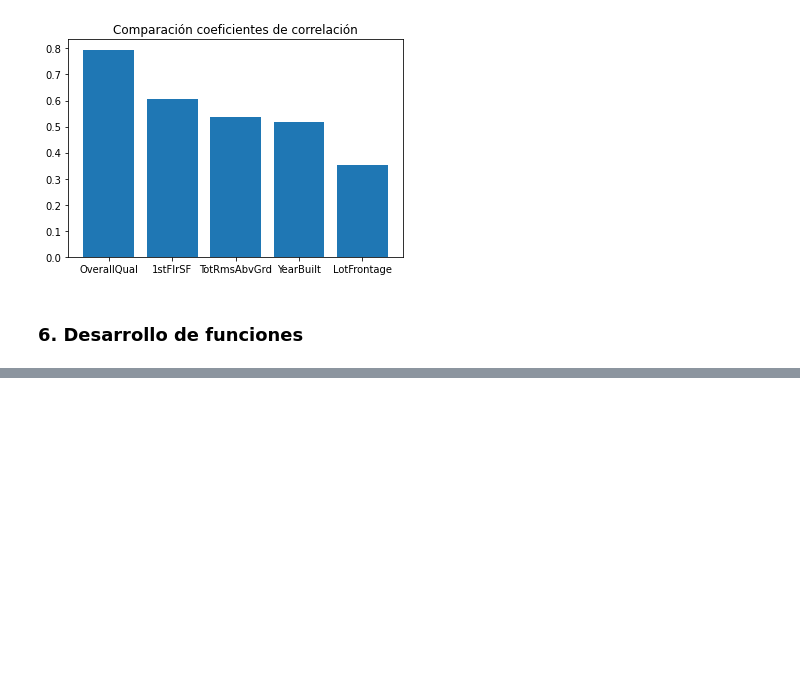
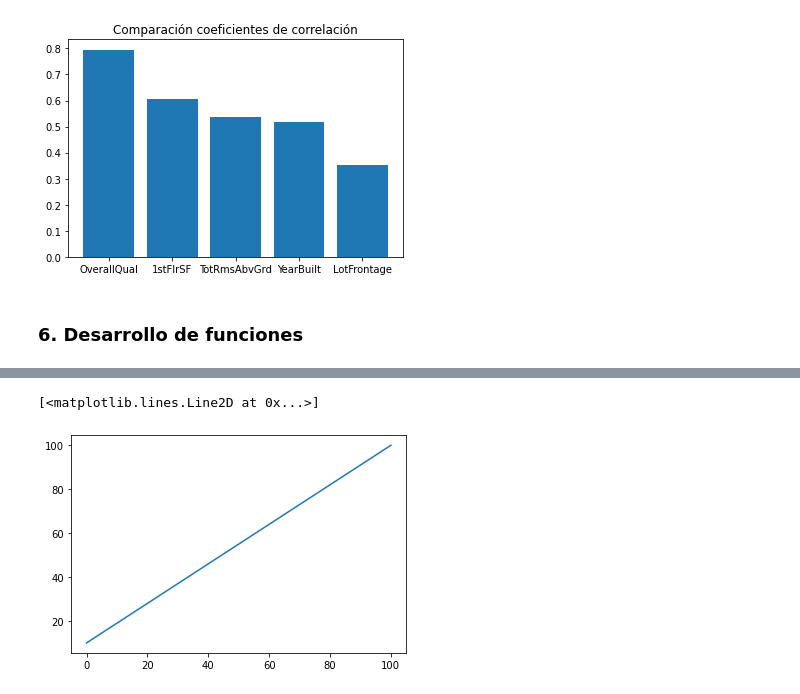
Before and after one commit to meuca/DS_Python, a Jupyter notebook: ProyectoPython/ProyectoFinal.ipynb, the cells around one changed output, grey strips where cells are left out. Cells and saved outputs as stored; diff of their text form; code cells hidden in the pictures; blank space fills up the shorter version.

```diff
--- a/ProyectoPython/ProyectoFinal.ipynb
+++ b/ProyectoPython/ProyectoFinal.ipynb
@@ -186,0 +221,5 @@ iteración: 1000, Error: 2315921800.920251
+# %%
+plt.plot(np.array([0, 100]), np.array([10, 100]))
+# %% [output]
+[<matplotlib.lines.Line2D at 0x...>]
+[figure, added]
```
Also changed, not shown: parts of 5 cells of this notebook.
